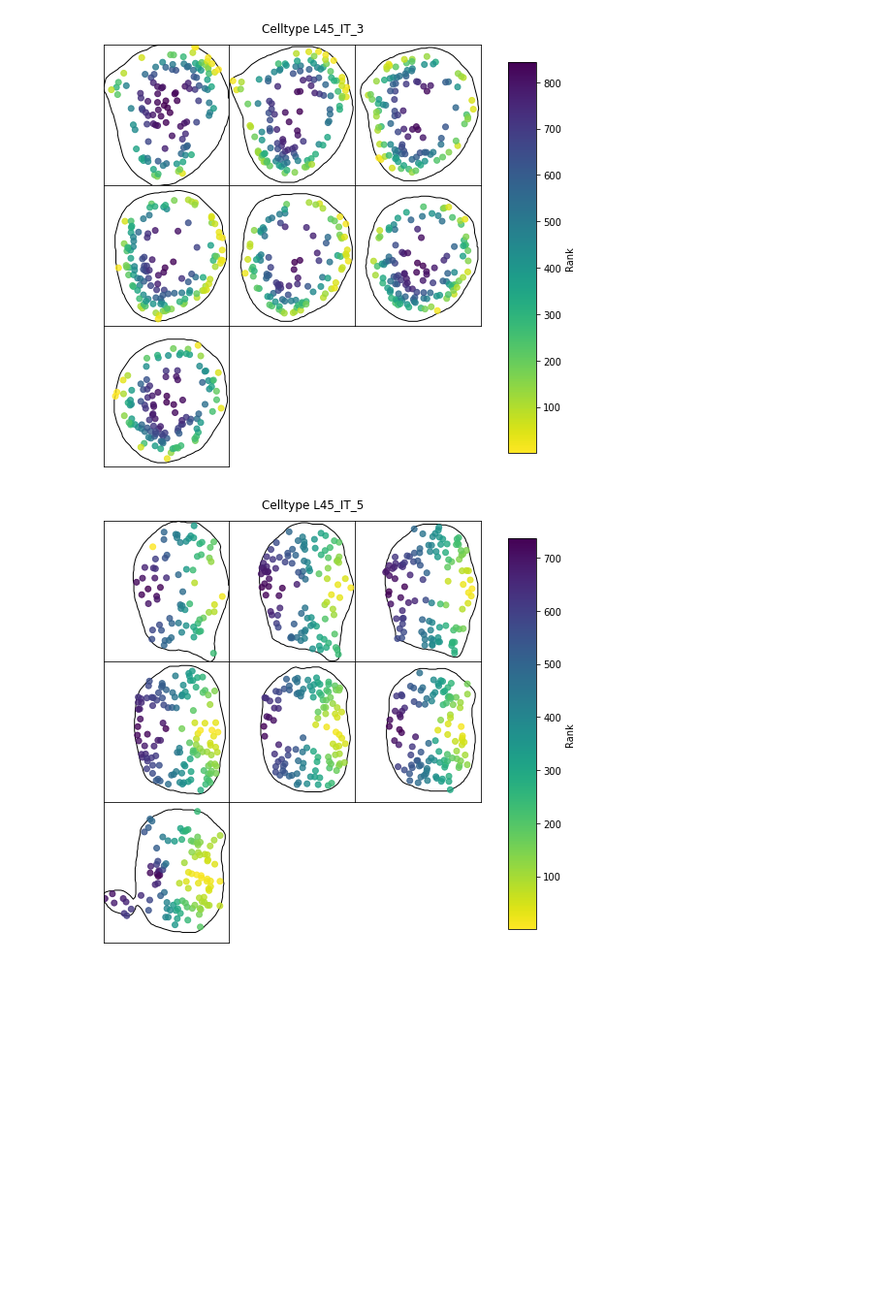
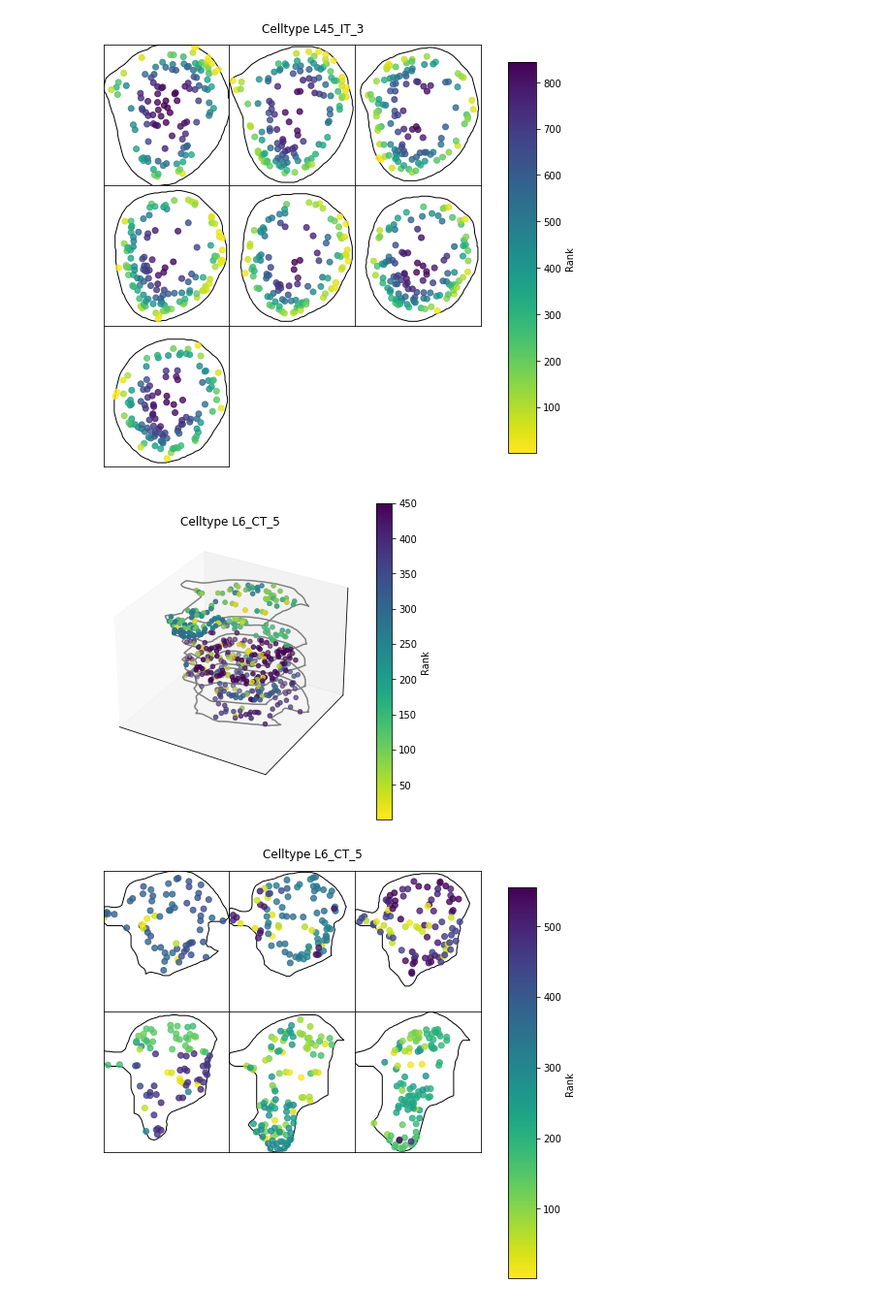
Before and after one commit to salzman-lab/SPRAWL, a Jupyter notebook: vignettes/working_with_cells_vignette.ipynb, the cells around one changed output. Shown at 97% size. Drawn from its saved outputs; the diff is of its cells as text; code cells hidden in the pictures; blank space fills up the shorter version.

```diff
--- a/vignettes/working_with_cells_vignette.ipynb
+++ b/vignettes/working_with_cells_vignette.ipynb
@@ -72,10 +72,18 @@ Warning: Trying to color by rank, but cell spots not yet ranked
 [figure]
 # %%
 #2D color by radial rank (not as obvious since each spot is compared to its gene radial centroid)
+from SRRS import plotting,metrics,vignette
 import importlib
+importlib.reload(plotting)
 importlib.reload(metrics)
-new_cell = cells[4]
+
+sample = vignette.m1s4_hdf5()
+cells = sample.cells()
+new_cell = cells[2]
 metrics.radial(new_cell)
+
+fig = plotting.plot_cell_3D(new_cell,color_by_rank=True)
 fig = plotting.plot_cell_zslices(new_cell,color_by_rank=True)
 # %% [output]
-[figure, old version]
+[figure, new version]
+[figure, added]
```
Also changed, not shown: parts of 4 cells of this notebook, 7 other files.
